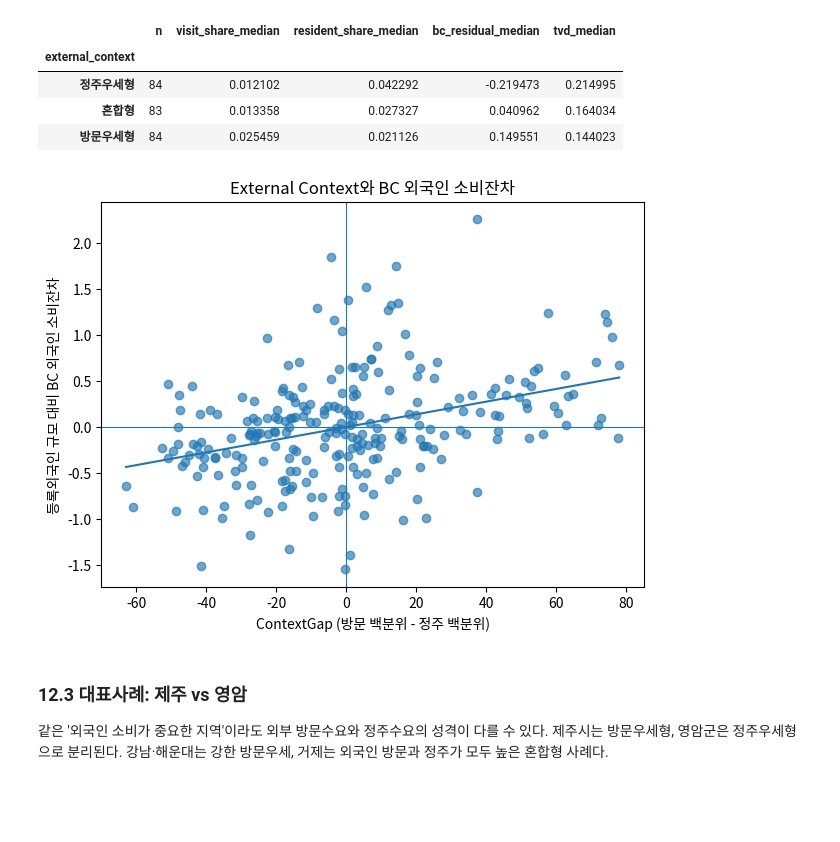
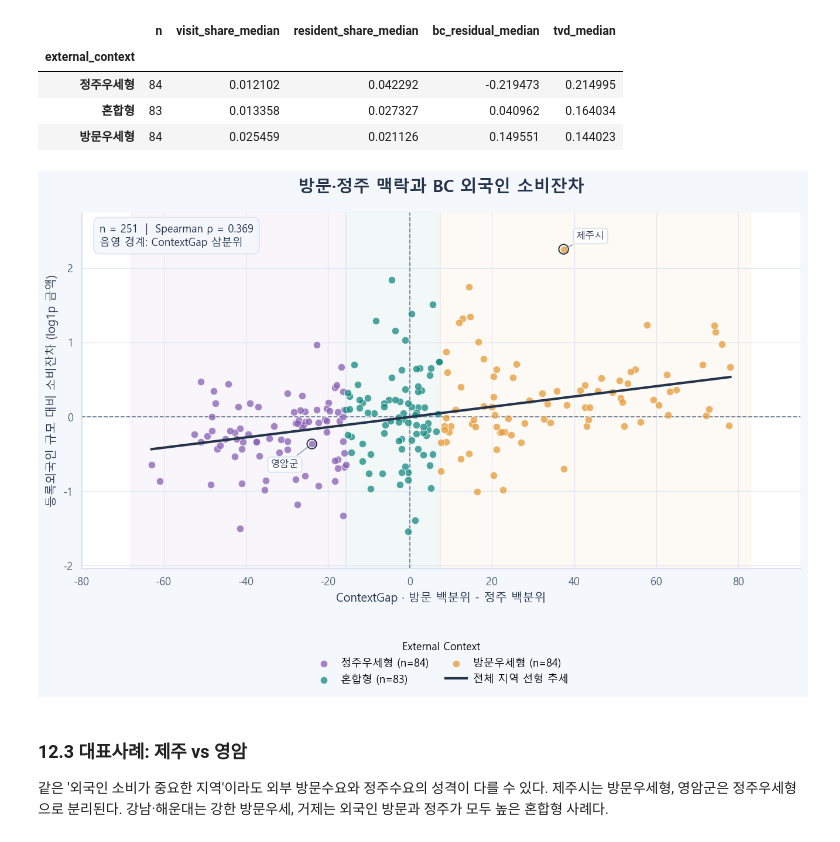
Before and after one commit to Heisenberg0607/bc_card_data_analysis, a Jupyter notebook: BC_analysis.ipynb, the cells around one changed output. Cells and saved outputs as stored; diff of their text form; code cells hidden in the pictures; blank space fills up the shorter version.

```diff
--- a/BC_analysis.ipynb
+++ b/BC_analysis.ipynb
@@ -782,19 +848,28 @@ Kruskal TVD: KruskalResult(statistic=np.float64(33.691659284235584), pvalue=np.f
 | 혼합형 | 83 | 0.013358 | 0.027327 | 0.040962 | 0.164034 |
 | 방문우세형 | 84 | 0.025459 | 0.021126 | 0.149551 | 0.144023 |
 # %%
-fig, ax = plt.subplots(figsize=(7,5))
-ax.scatter(strict['context_gap'], strict['bc_spend_residual'], alpha=.65)
-coef = np.polyfit(strict['context_gap'], strict['bc_spend_residual'], 1)
-xx = np.linspace(strict['context_gap'].min(), strict['context_gap'].max(), 100)
-ax.plot(xx, coef[0]*xx+coef[1])
-ax.axhline(0, linewidth=.8)
-ax.axvline(0, linewidth=.8)
-ax.set_xlabel('ContextGap (방문 백분위 - 정주 백분위)')
-ax.set_ylabel('등록외국인 규모 대비 BC 외국인 소비잔차')
-ax.set_title('External Context와 BC 외국인 소비잔차')
+fig,ax=plt.subplots(figsize=(10,6.8))
+context_cuts=strict['context_gap'].quantile([1/3,2/3]).to_numpy()
+edges=[strict['context_gap'].min()-5,*context_cuts,strict['context_gap'].max()+5]
+for (name,color),left,right in zip(CONTEXT_COLORS.items(),edges[:-1],edges[1:]):
+    ax.axvspan(left,right,color=color,alpha=.055,zorder=0)
+category_scatter(ax,strict['context_gap'],strict['bc_spend_residual'],
+                 strict['external_context'],CONTEXT_COLORS)
+coef=np.polyfit(strict['context_gap'],strict['bc_spend_residual'],1)
+xx=np.linspace(strict['context_gap'].min(),strict['context_gap'].max(),200)
+ax.plot(xx,coef[0]*xx+coef[1],color=COLORS['ink'],label='전체 지역 선형 추세',zorder=4)
+ax.axhline(0,color=COLORS['muted'],lw=1,ls='--',zorder=2)
+ax.axvline(0,color=COLORS['muted'],lw=1,ls='--',zorder=2)
+style_axes(ax,'방문·정주 맥락과 BC 외국인 소비잔차',
+           'ContextGap · 방문 백분위 - 정주 백분위','등록외국인 규모 대비 소비잔차 (log1p 금액)')
+note(ax,f'n = {len(strict):,}  |  Spearman ρ = {spearmanr(strict.context_gap,strict.bc_spend_residual).statistic:.3f}\n음영 경계: ContextGap 삼분위')
+for r,offset in zip(['제주특별자치도 제주시','전라남도 영암군'],[(12,10),(-12,-22)]):
+    row=strict[strict['region']==r].iloc[0]
+    label_region(ax,r,row['context_gap'],row['bc_spend_residual'],offset)
+legend_below(ax,ncol=2,title='External Context')
 plt.show()
 # %% [output]
-[figure, old version]
+[figure, new version]
 # %% [markdown]
 ### 12.3 대표사례: 제주 vs 영암
 
```
Also changed, not shown: parts of 5 cells of this notebook, 19 other files.
